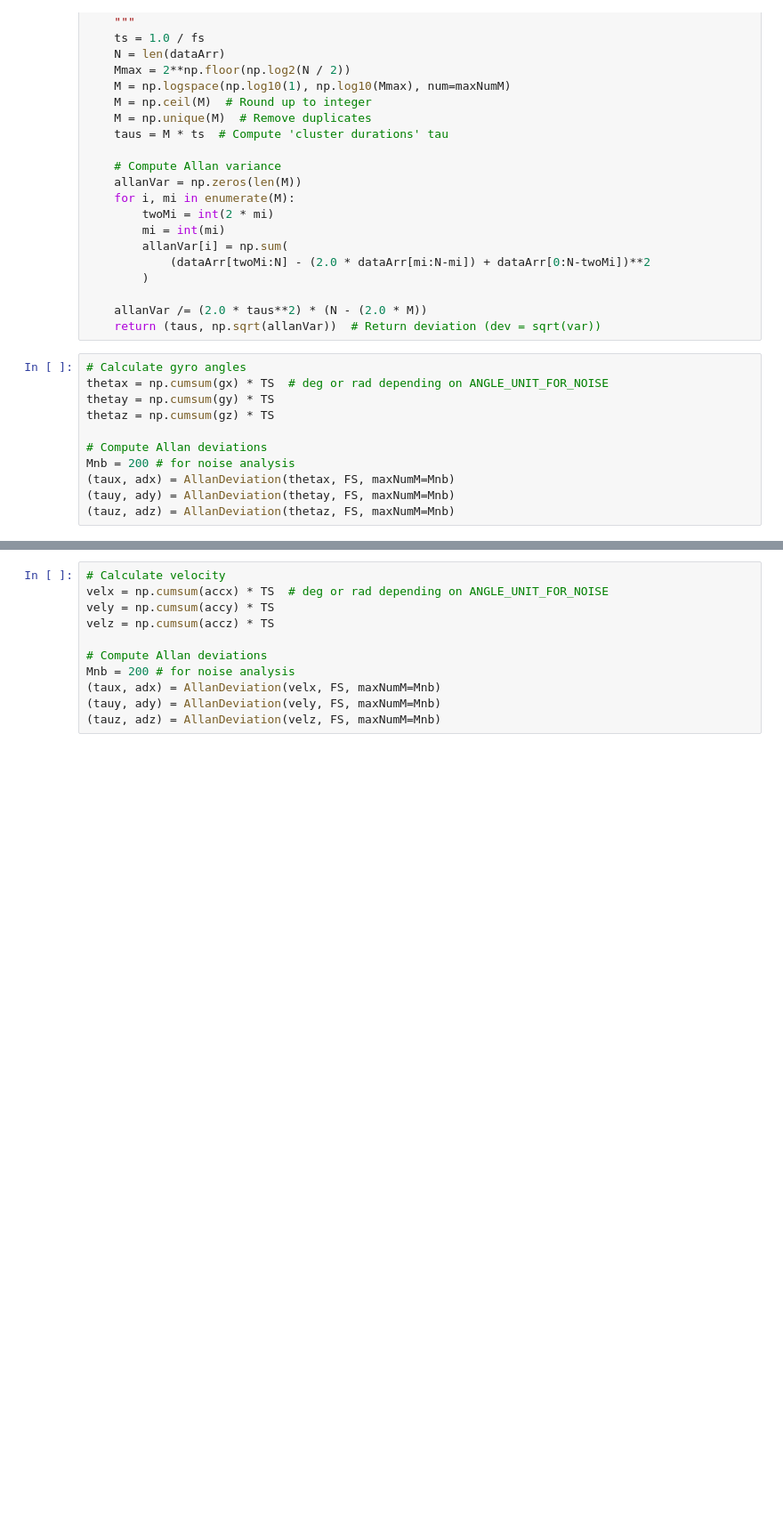
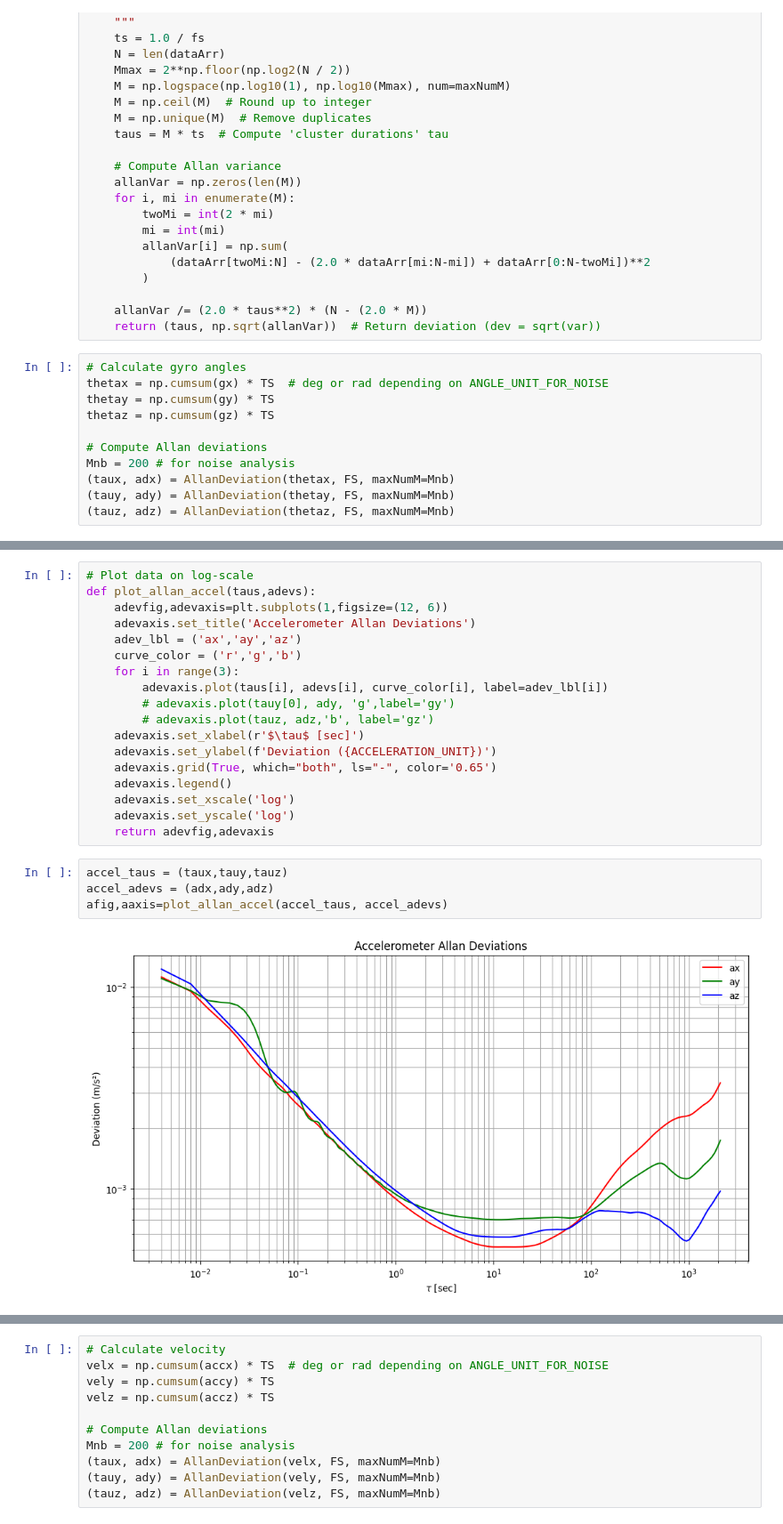
Before and after one commit to diplodocuslongus/depthai2know, a Jupyter notebook: IMU/noise_from_allan.ipynb, the cells around one changed output, grey strips where cells are left out. Shown at 89% size. Cells and saved outputs as stored; diff of their text form; blank space fills up the shorter version.

```diff
--- a/IMU/noise_from_allan.ipynb
+++ b/IMU/noise_from_allan.ipynb
@@ -166,0 +177,24 @@ Mnb = 200 # for noise analysis
+# %%
+# Plot data on log-scale
+def plot_allan_accel(taus,adevs):
+    adevfig,adevaxis=plt.subplots(1,figsize=(12, 6))
+    adevaxis.set_title('Accelerometer Allan Deviations')
+    adev_lbl = ('ax','ay','az')
+    curve_color = ('r','g','b')
+    for i in range(3):
+        adevaxis.plot(taus[i], adevs[i], curve_color[i], label=adev_lbl[i])
+        # adevaxis.plot(tauy[0], ady, 'g',label='gy')
+        # adevaxis.plot(tauz, adz,'b', label='gz')
+    adevaxis.set_xlabel(r'$\tau$ [sec]')
+    adevaxis.set_ylabel(f'Deviation ({ACCELERATION_UNIT})')
+    adevaxis.grid(True, which="both", ls="-", color='0.65')
+    adevaxis.legend()
+    adevaxis.set_xscale('log')
+    adevaxis.set_yscale('log')
+    return adevfig,adevaxis
+# %%
+accel_taus = (taux,tauy,tauz)
+accel_adevs = (adx,ady,adz)
+afig,aaxis=plot_allan_accel(accel_taus, accel_adevs)
+# %% [output]
+[figure, added]
```
Also changed, not shown: parts of 11 cells of this notebook, 1 other file.
